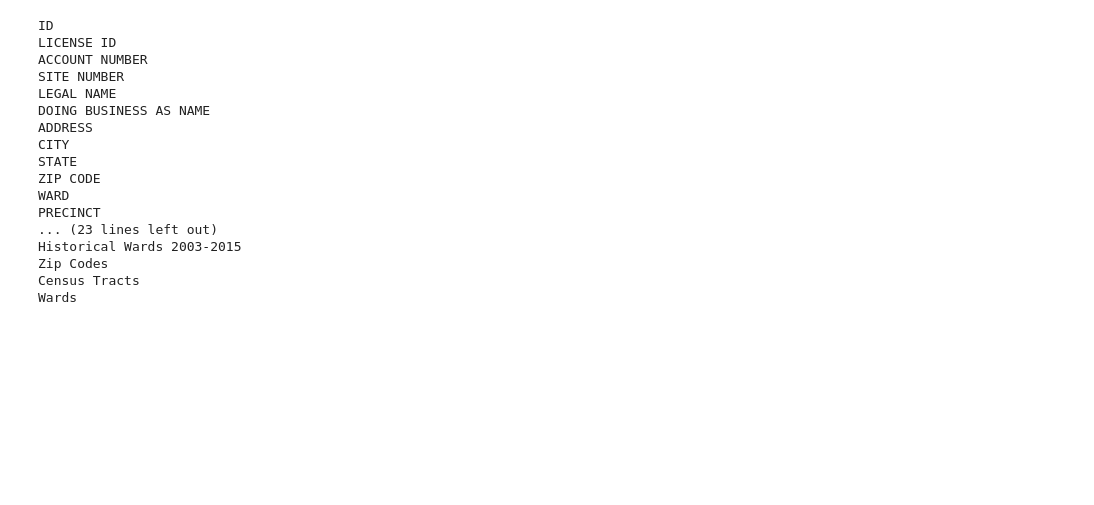
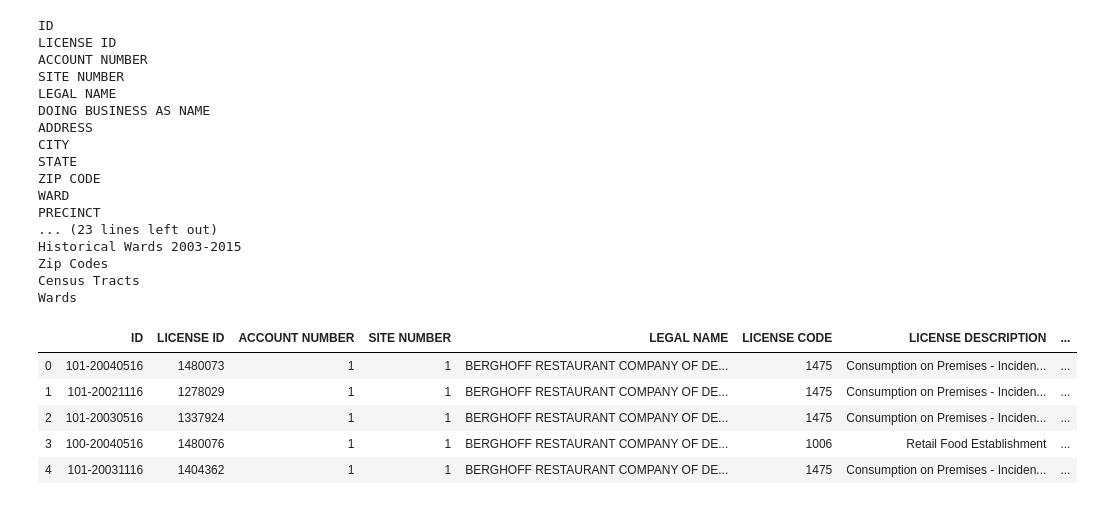
Before and after one commit to Lei-Gu/ETL-Project, a Jupyter notebook: Chicago License Info.ipynb, the cells around one changed output. Drawn from its saved outputs; the diff is of its cells as text; code cells hidden in the pictures; blank space fills up the shorter version.

```diff
--- a/Chicago License Info.ipynb
+++ b/Chicago License Info.ipynb
@@ -99,0 +115,9 @@ license_3 = license_df[['ID', 'LICENSE ID', 'ACCOUNT NUMBER', 'SITE NUMBER', 'LE
+# %%
+license_3.head()
+# %% [output]
+|  | ID | LICENSE ID | ACCOUNT NUMBER | SITE NUMBER | LEGAL NAME | LICENSE CODE | LICENSE DESCRIPTION | ... |
+| 0 | 101-20040516 | 1480073 | 1 | 1 | BERGHOFF RESTAURANT COMPANY OF DE... | 1475 | Consumption on Premises - Inciden... | ... |
+| 1 | 101-20021116 | 1278029 | 1 | 1 | BERGHOFF RESTAURANT COMPANY OF DE... | 1475 | Consumption on Premises - Inciden... | ... |
+| 2 | 101-20030516 | 1337924 | 1 | 1 | BERGHOFF RESTAURANT COMPANY OF DE... | 1475 | Consumption on Premises - Inciden... | ... |
+| 3 | 100-20040516 | 1480076 | 1 | 1 | BERGHOFF RESTAURANT COMPANY OF DE... | 1006 | Retail Food Establishment | ... |
+| 4 | 101-20031116 | 1404362 | 1 | 1 | BERGHOFF RESTAURANT COMPANY OF DE... | 1475 | Consumption on Premises - Inciden... | ... |
```
Also changed, not shown: parts of 20 cells of this notebook, 1 other file.
